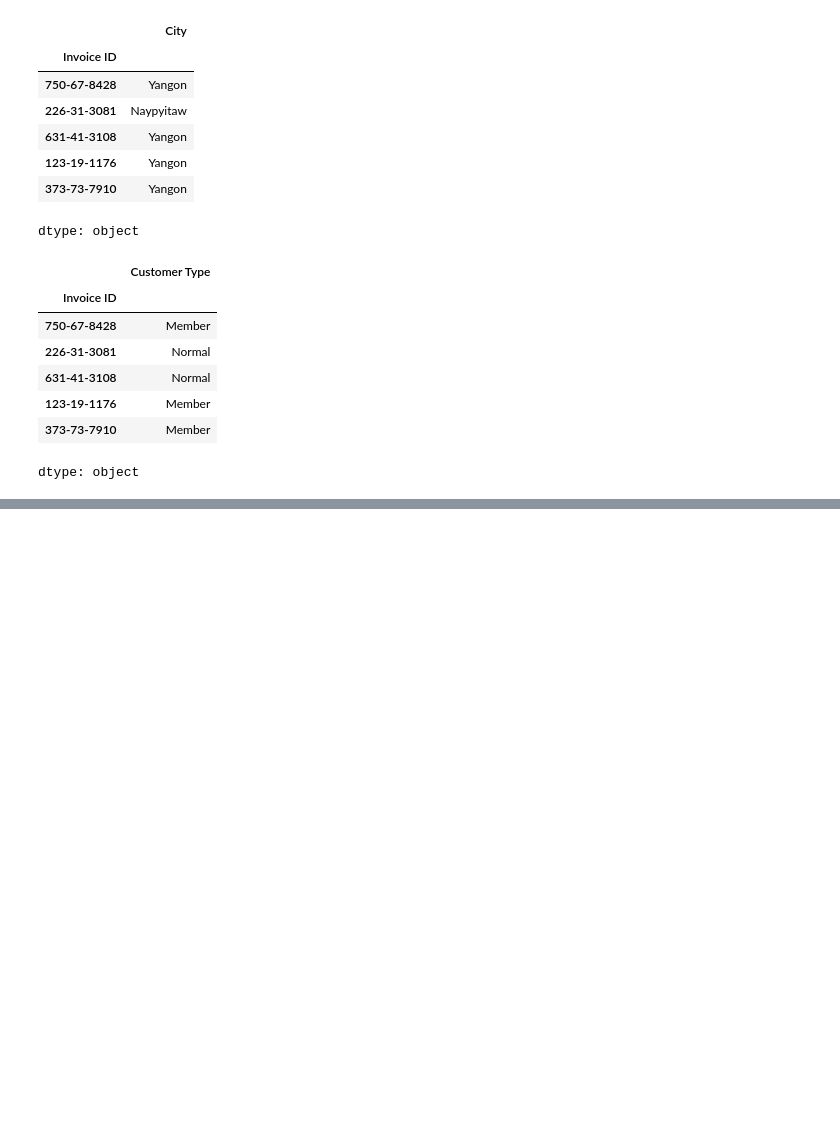
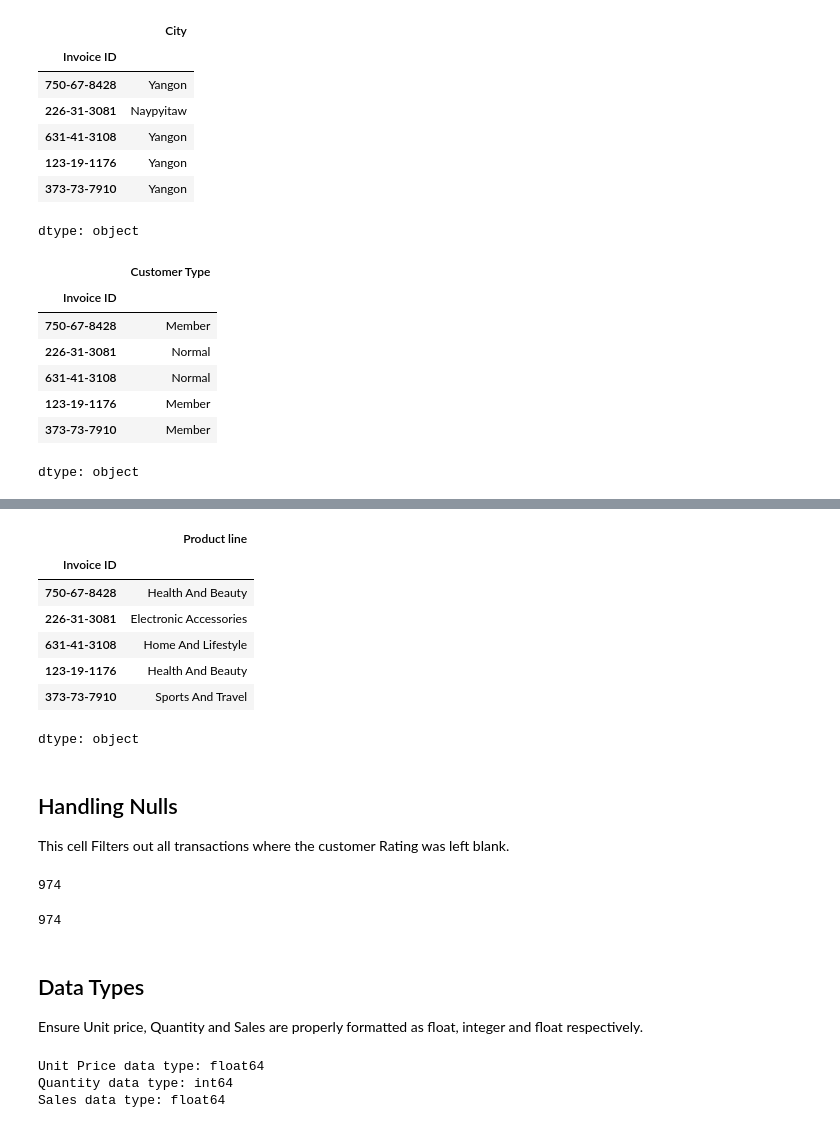
Before and after one commit to Calebchike/Supermarket-Pulse, a Jupyter notebook: Supermarket_Pulse_Using_Panda_Series.ipynb, the cells around one changed output, grey strips where cells are left out. Drawn from its saved outputs; the diff is of its cells as text; code cells hidden in the pictures; blank space fills up the shorter version.

```diff
--- a/Supermarket_Pulse_Using_Panda_Series.ipynb
+++ b/Supermarket_Pulse_Using_Panda_Series.ipynb
@@ -101,0 +121,64 @@ this column to "Capitalize Each Word".
+# %%
+# Standardize the 'product_line' Series by stripping any leading/trailing whitespace
+# and then capitalizing the first letter of each word in the strings.
+# Finally, display the first few entries of the standardized Series.
+product_line = product_line.str.strip().str.title()
+product_line.head()
+# %% [output]
+|  | Product line |
+| Invoice ID |  |
+| 750-67-8428 | Health And Beauty |
+| 226-31-3081 | Electronic Accessories |
+| 631-41-3108 | Home And Lifestyle |
+| 123-19-1176 | Health And Beauty |
+| 373-73-7910 | Sports And Travel |
+dtype: object
+# %% [markdown]
+## Handling Nulls
+ This cell Filters out all transactions where the customer Rating was left blank.
+# %%
+# Display the first few entries of the 'rating' Series and its total size.
+rating.head()
+rating.size
+# %% [output]
+974
+# %%
+# Identify and store the indices of transactions where 'rating' is null.
+# Then, drop these null-rating transactions from all relevant Series to maintain data consistency.
+# Finally, display the first few entries and the new size of the 'rating' Series.
+null_rating = [x for x in rating.index if pd.isnull(rating[x])]
+
+branch = branch.drop(null_rating)
+city = city.drop(null_rating)
+customer_type = customer_type.drop(null_rating)
+gender = gender.drop(null_rating)
+product_line = product_line.drop(null_rating)
+unit_price = unit_price.drop(null_rating)
+quantity = quantity.drop(null_rating)
+tax = tax.drop(null_rating)
+sales = sales.drop(null_rating)
+date = date.drop(null_rating)
+time = time.drop(null_rating)
+payment = payment.drop(null_rating)
+cogs = cogs.drop(null_rating)
+gross_margin_percentage = gross_margin_percentage.drop(null_rating)
+gross_income = gross_income.drop(null_rating)
+rating = rating.drop(null_rating)
+
+rating.head()
+rating.size
+# %% [output]
+974
+# %% [markdown]
+## Data Types
+Ensure Unit price, Quantity and Sales are properly formatted as float, integer and float respectively.
+# %%
+# Print the data types of the 'unit_price', 'quantity', and 'sales' Series
+# to verify they are in the expected float and integer formats.
+print(f"Unit Price data type: {unit_price.dtype}")
+print(f"Quantity data type: {quantity.dtype}")
+print(f"Sales data type: {sales.dtype}")
+# %% [output]
+Unit Price data type: float64
+Quantity data type: int64
+Sales data type: float64
```
Also changed, not shown: parts of 20 cells of this notebook.
